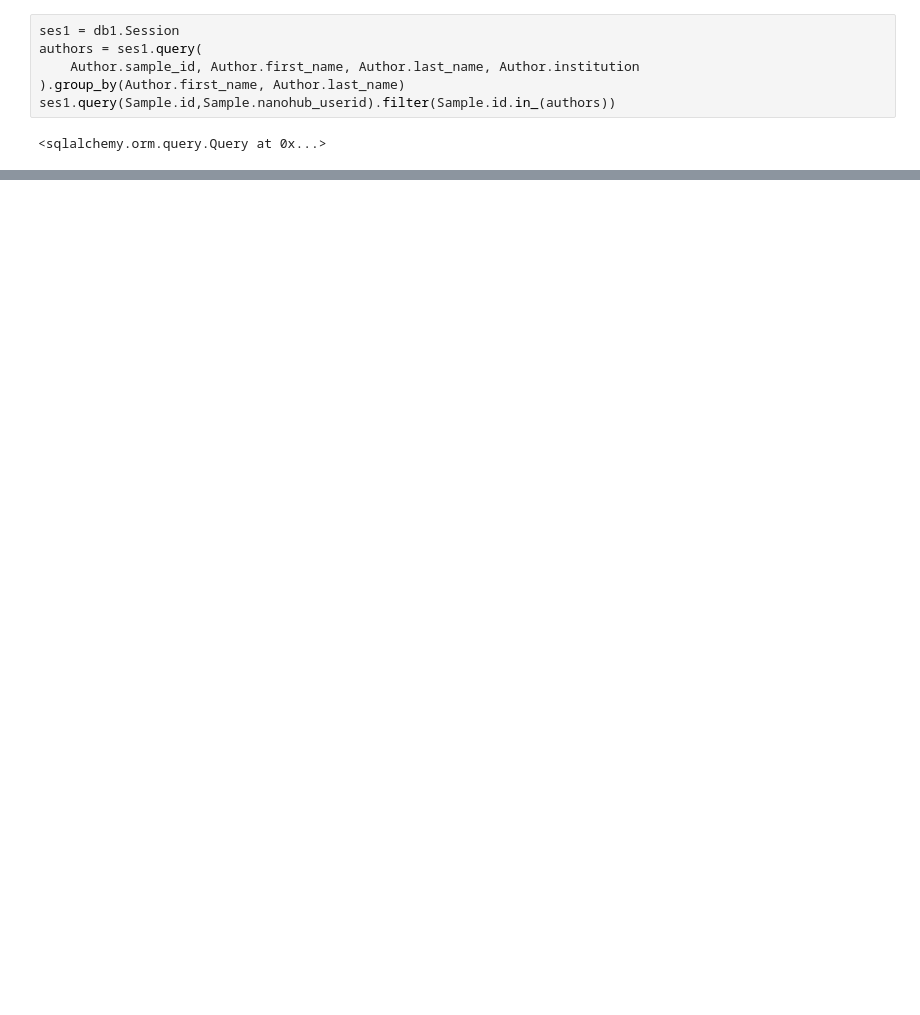
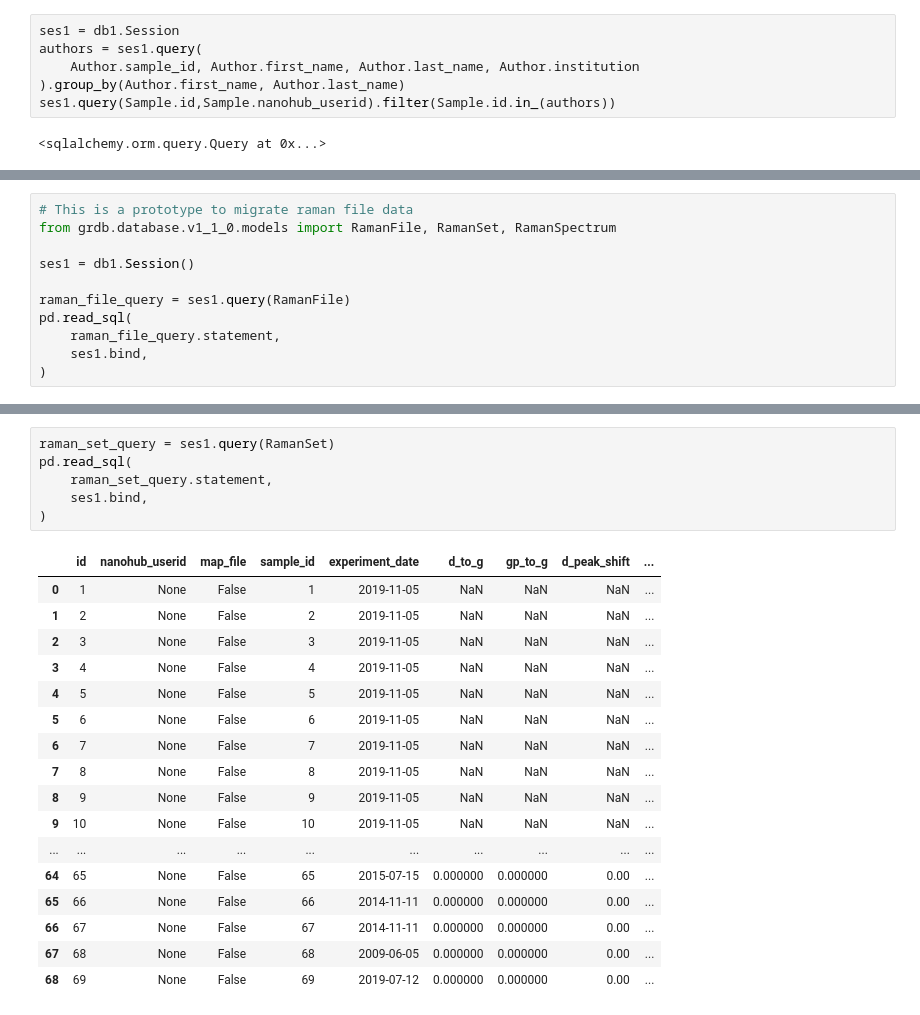
Before and after one commit to nanoMFG/GSA-Database, a Jupyter notebook: notebooks/migration-testing.ipynb, the cells around one changed output, grey strips where cells are left out. Drawn from its saved outputs; the diff is of its cells as text; blank space fills up the shorter version.

Commit message:
Migration script updated with Raman files and raman analysis data transfer. Software name and software version commented out due to foreign key constraints - needs to be settled #168

```diff
--- a/notebooks/migration-testing.ipynb
+++ b/notebooks/migration-testing.ipynb
@@ -187,0 +215,11 @@ name: Graphene
+# %%
+# This is a prototype to migrate raman file data
+from grdb.database.v1_1_0.models import RamanFile, RamanSet, RamanSpectrum
+
+ses1 = db1.Session()
+
+raman_file_query = ses1.query(RamanFile)
+pd.read_sql(
+    raman_file_query.statement,
+    ses1.bind,
+)
@@ -187,0 +244,24 @@ name: Graphene
+# %%
+raman_set_query = ses1.query(RamanSet)
+pd.read_sql(
+    raman_set_query.statement,
+    ses1.bind,
+)
+# %% [output]
+|  | id | nanohub_userid | map_file | sample_id | experiment_date | d_to_g | gp_to_g | d_peak_shift | ... |
+| 0 | 1 | None | False | 1 | 2019-11-05 | NaN | NaN | NaN | ... |
+| 1 | 2 | None | False | 2 | 2019-11-05 | NaN | NaN | NaN | ... |
+| 2 | 3 | None | False | 3 | 2019-11-05 | NaN | NaN | NaN | ... |
+| 3 | 4 | None | False | 4 | 2019-11-05 | NaN | NaN | NaN | ... |
+| 4 | 5 | None | False | 5 | 2019-11-05 | NaN | NaN | NaN | ... |
+| 5 | 6 | None | False | 6 | 2019-11-05 | NaN | NaN | NaN | ... |
+| 6 | 7 | None | False | 7 | 2019-11-05 | NaN | NaN | NaN | ... |
+| 7 | 8 | None | False | 8 | 2019-11-05 | NaN | NaN | NaN | ... |
+| 8 | 9 | None | False | 9 | 2019-11-05 | NaN | NaN | NaN | ... |
+| 9 | 10 | None | False | 10 | 2019-11-05 | NaN | NaN | NaN | ... |
+| ... | ... | ... | ... | ... | ... | ... | ... | ... | ... |
+| 64 | 65 | None | False | 65 | 2015-07-15 | 0.000000 | 0.000000 | 0.00 | ... |
+| 65 | 66 | None | False | 66 | 2014-11-11 | 0.000000 | 0.000000 | 0.00 | ... |
+| 66 | 67 | None | False | 67 | 2014-11-11 | 0.000000 | 0.000000 | 0.00 | ... |
+| 67 | 68 | None | False | 68 | 2009-06-05 | 0.000000 | 0.000000 | 0.00 | ... |
+| 68 | 69 | None | False | 69 | 2019-07-12 | 0.000000 | 0.000000 | 0.00 | ... |
```
Also changed, not shown: parts of 12 cells of this notebook, 1 other file.
